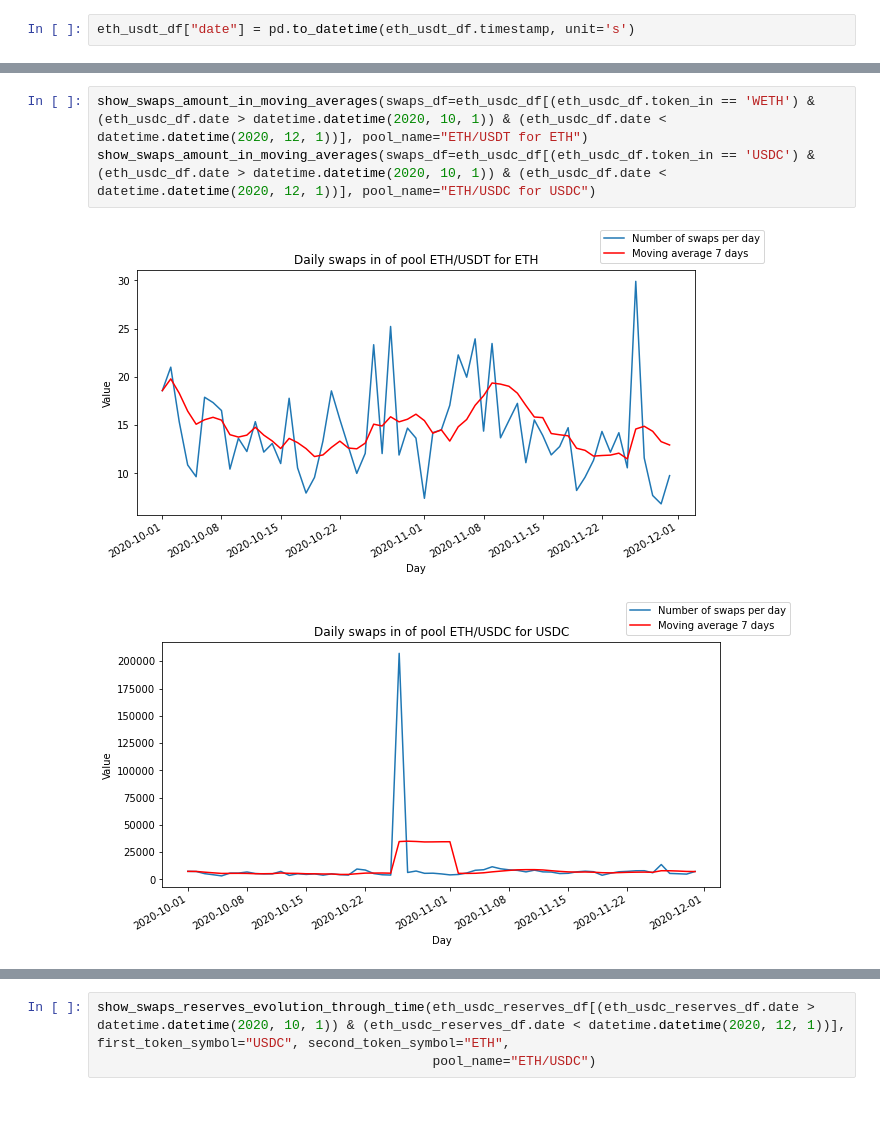
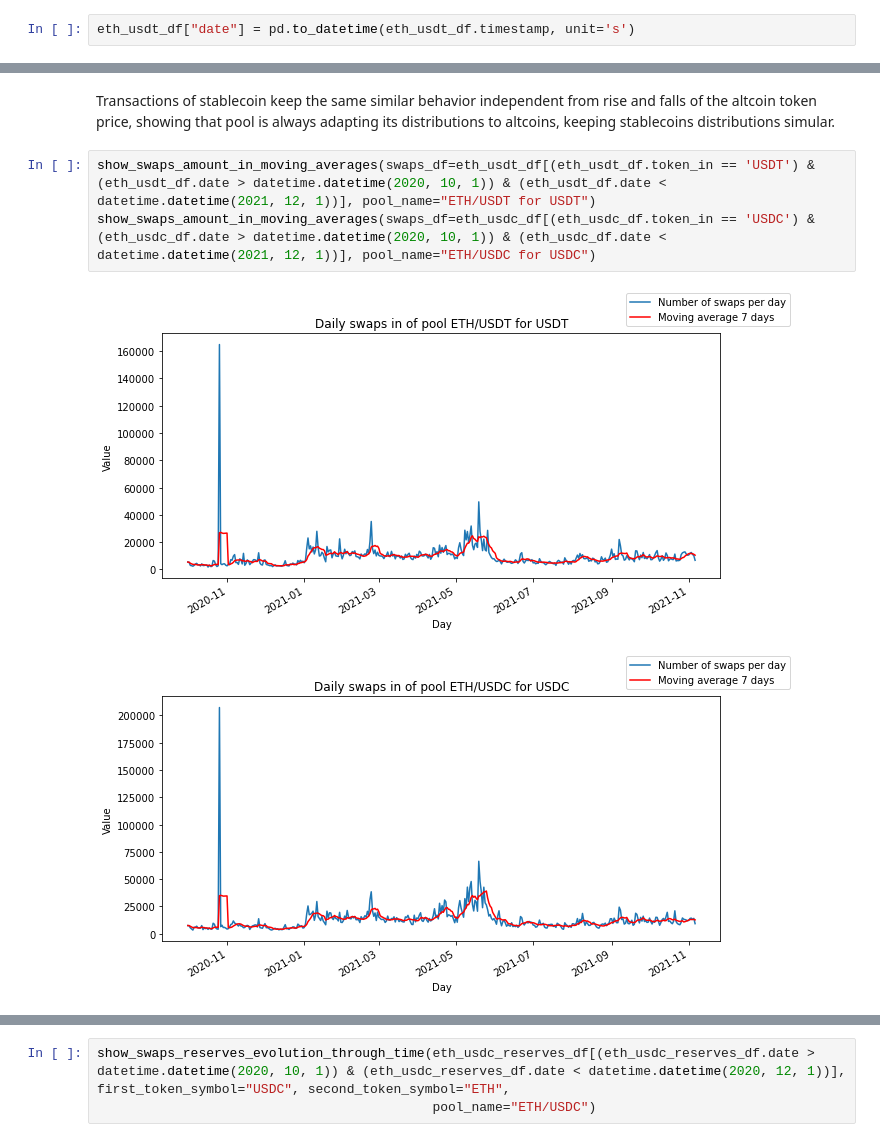
Before and after one commit to IX-Swap/data-science, a Jupyter notebook: uniswap_v2_pools_analysis/v2_pools_analysis.ipynb, the cells around one changed output, grey strips where cells are left out. Drawn from its saved outputs; the diff is of its cells as text; blank space fills up the shorter version.

Commit message:
eth-usdc and eth-usdt pools analysis, lognormal generator

```diff
--- a/uniswap_v2_pools_analysis/v2_pools_analysis.ipynb
+++ b/uniswap_v2_pools_analysis/v2_pools_analysis.ipynb
@@ -403,6 +396,8 @@ eth_usdt_df["date"] = pd.to_datetime(eth_usdt_df.timestamp, unit='s')
+# %% [markdown]
+Transactions of stablecoin keep the same similar behavior independent from rise and falls of the altcoin token price, showing that pool is always adapting its distributions to altcoins, keeping stablecoins distributions simular.
 # %%
-show_swaps_amount_in_moving_averages(swaps_df=eth_usdc_df[(eth_usdc_df.token_in == 'WETH') & (eth_usdc_df.date > datetime.datetime(2020, 10, 1)) & (eth_usdc_df.date < datetime.datetime(2020, 12, 1))], pool_name="ETH/USDT for ETH")
-show_swaps_amount_in_moving_averages(swaps_df=eth_usdc_df[(eth_usdc_df.token_in == 'USDC') & (eth_usdc_df.date > datetime.datetime(2020, 10, 1)) & (eth_usdc_df.date < datetime.datetime(2020, 12, 1))], pool_name="ETH/USDC for USDC")
+show_swaps_amount_in_moving_averages(swaps_df=eth_usdt_df[(eth_usdt_df.token_in == 'USDT') & (eth_usdt_df.date > datetime.datetime(2020, 10, 1)) & (eth_usdt_df.date < datetime.datetime(2021, 12, 1))], pool_name="ETH/USDT for USDT")
+show_swaps_amount_in_moving_averages(swaps_df=eth_usdc_df[(eth_usdc_df.token_in == 'USDC') & (eth_usdc_df.date > datetime.datetime(2020, 10, 1)) & (eth_usdc_df.date < datetime.datetime(2021, 12, 1))], pool_name="ETH/USDC for USDC")
 # %% [output]
-[figure, old version]
+[figure, new version]
-[figure, old version]
+[figure, new version]
```
Also changed, not shown: parts of 8 cells of this notebook, 1 other file.
